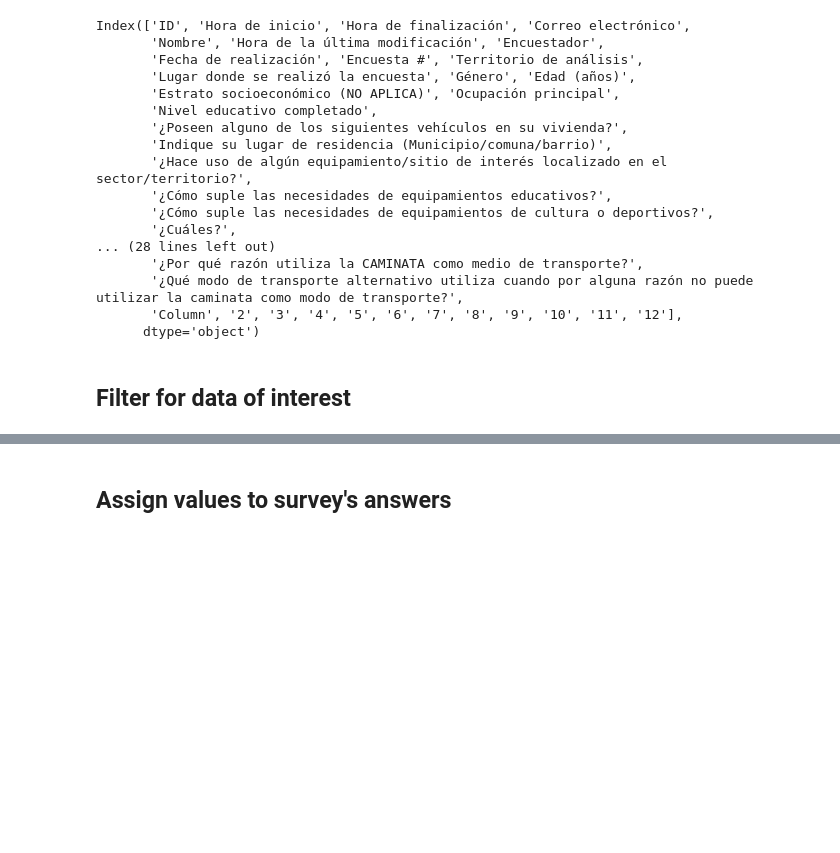
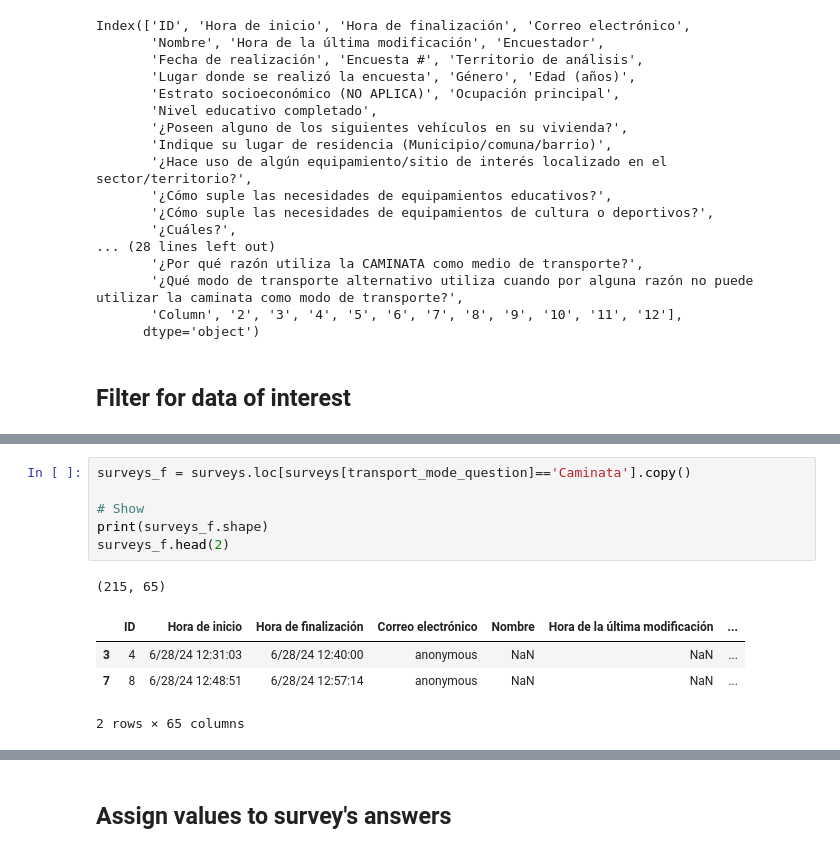
Before and after one commit to Observatorio-Ciudades/vref_walkability_index, a Jupyter notebook: notebooks/03_BT_01_Betas_v1.ipynb, the cells around one changed output, grey strips where cells are left out. Saved outputs shown, nothing was run; the diff lists cells and outputs as text; blank space fills up the shorter version.

```diff
--- a/notebooks/03_BT_01_Betas_v1.ipynb
+++ b/notebooks/03_BT_01_Betas_v1.ipynb
@@ -66,0 +83,12 @@ Index(['ID', 'Hora de inicio', 'Hora de finalización', 'Correo electrónico',
+# %%
+surveys_f = surveys.loc[surveys[transport_mode_question]=='Caminata'].copy()
+
+# Show
+print(surveys_f.shape)
+surveys_f.head(2)
+# %% [output]
+(215, 65)
+|  | ID | Hora de inicio | Hora de finalización | Correo electrónico | Nombre | Hora de la última modificación | ... |
+| 3 | 4 | 6/28/24 12:31:03 | 6/28/24 12:40:00 | anonymous | NaN | NaN | ... |
+| 7 | 8 | 6/28/24 12:48:51 | 6/28/24 12:57:14 | anonymous | NaN | NaN | ... |
+2 rows × 65 columns
```
Also changed, not shown: parts of 12 cells of this notebook.
